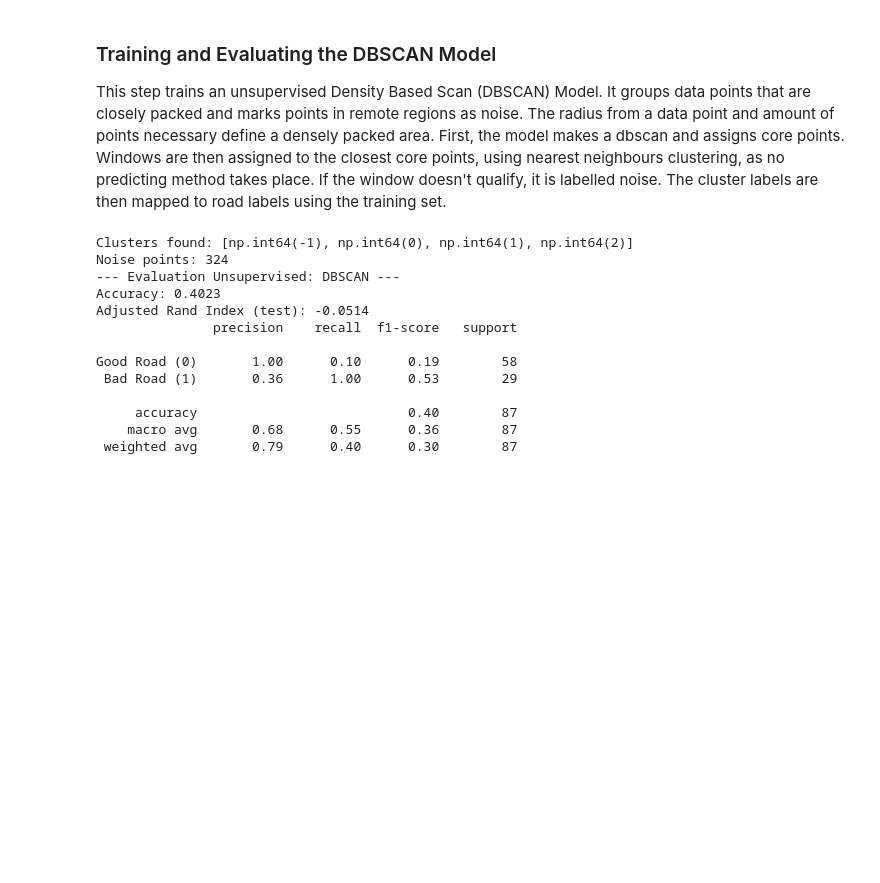
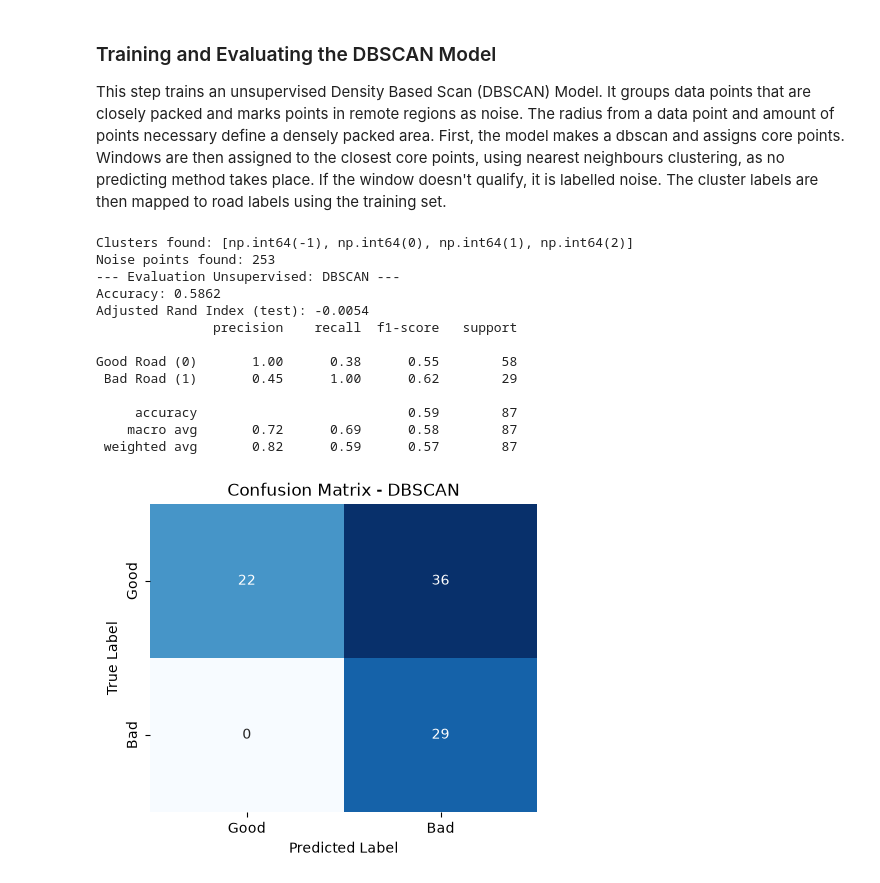
Before and after one commit to yoeri-stassen/5ARE0-cycling-assignment, a Jupyter notebook: Group13_cyclinglane_classifier.ipynb, the cells around one changed output. Saved outputs shown, nothing was run; the diff lists cells and outputs as text; code cells hidden in the pictures; blank space fills up the shorter version.

```diff
--- a/Group13_cyclinglane_classifier.ipynb
+++ b/Group13_cyclinglane_classifier.ipynb
@@ -799,47 +809,57 @@ from sklearn.cluster import DBSCAN
 from sklearn.neighbors import NearestNeighbors
 
 # Fit DBSCAN on scaled train data (no y). eps defines radius of a neighbourhood, min_samples names min nr of data points within the radius to define it as a dense region.
-# Based on iteration eps = 0.7 was chosen, trade-off between noise points and accuracy was considered.
-db = DBSCAN(eps=1.9, min_samples=5)
+db = DBSCAN(eps=2.5, min_samples=5)
 train_clusters = db.fit_predict(X_train_scaled)
 
 print("Clusters found:", sorted(set(train_clusters)))
-print("Noise points:", np.sum(train_clusters == -1))    # -1 = noise
+print("Noise points found:", np.sum(train_clusters == -1))    # -1 = noise
 
 # Assign test points to the nearest train core point within eps radius, otherwise pint is noise
 core_points = db.components_
 core_points_labels = train_clusters[db.core_sample_indices_]
 
 # No predict method as clustering is the basis. Translate the core points to nearest neighbours. for every window, find the closest core point. Dist is the distance, idx is the id of the ocre point.
 nn = NearestNeighbors(n_neighbors=1).fit(core_points)
 dist, idx = nn.kneighbors(X_test_scaled)
 test_clusters = np.where(dist[:, 0] <= db.eps, core_points_labels[idx[:, 0]], -1) #Separator line
 
 # Map clusters to labels using train majority vote labels
 mapping = {c: y_train[train_clusters == c].mode()[0]
            for c in np.unique(train_clusters)}
 
 # The prediction compares the clusters to road label in the training set.
 default_label = y_train.mode()[0]
 y_pred_dbscan = np.array([mapping.get(c, default_label) for c in test_clusters])
 
-# 4. Evaluate
+# Evaluate
 print("--- Evaluation Unsupervised: DBSCAN ---")
 print(f"Accuracy: {accuracy_score(y_test, y_pred_dbscan):.4f}")
 print(f"Adjusted Rand Index (test): {adjusted_rand_score(y_test, test_clusters):.4f}")
 print(classification_report(y_test, y_pred_dbscan,
                             target_names=['Good Road (0)', 'Bad Road (1)']))
+
+# Plot the Confusion Matrix
+plt.figure(figsize=(5, 4))
+cm = confusion_matrix(y_test, y_pred_dbscan)
+sns.heatmap(cm, annot=True, fmt='d', cmap='Blues', cbar=False,
+            xticklabels=['Good', 'Bad'], yticklabels=['Good', 'Bad'])
+plt.title('Confusion Matrix - DBSCAN')
+plt.ylabel('True Label')
+plt.xlabel('Predicted Label')
+plt.show()
 # %% [output]
 Clusters found: [np.int64(-1), np.int64(0), np.int64(1), np.int64(2)]
-Noise points: 324
+Noise points found: 253
 --- Evaluation Unsupervised: DBSCAN ---
-Accuracy: 0.4023
-Adjusted Rand Index (test): -0.0514
+Accuracy: 0.5862
+Adjusted Rand Index (test): -0.0054
                precision    recall  f1-score   support
 
-Good Road (0)       1.00      0.10      0.19        58
- Bad Road (1)       0.36      1.00      0.53        29
+Good Road (0)       1.00      0.38      0.55        58
+ Bad Road (1)       0.45      1.00      0.62        29
 
-     accuracy                           0.40        87
-    macro avg       0.68      0.55      0.36        87
- weighted avg       0.79      0.40      0.30        87
+     accuracy                           0.59        87
+    macro avg       0.72      0.69      0.58        87
+ weighted avg       0.82      0.59      0.57        87
+[figure, added]
```
Also changed, not shown: parts of 1 cell of this notebook.
